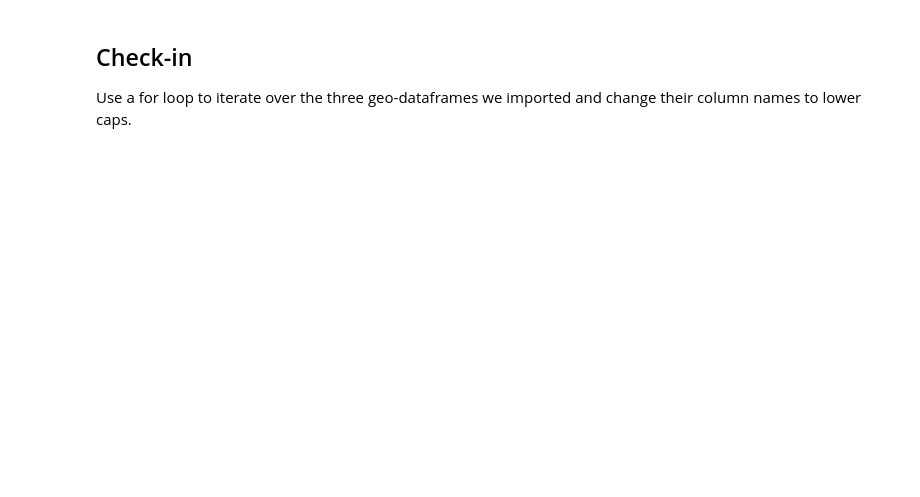
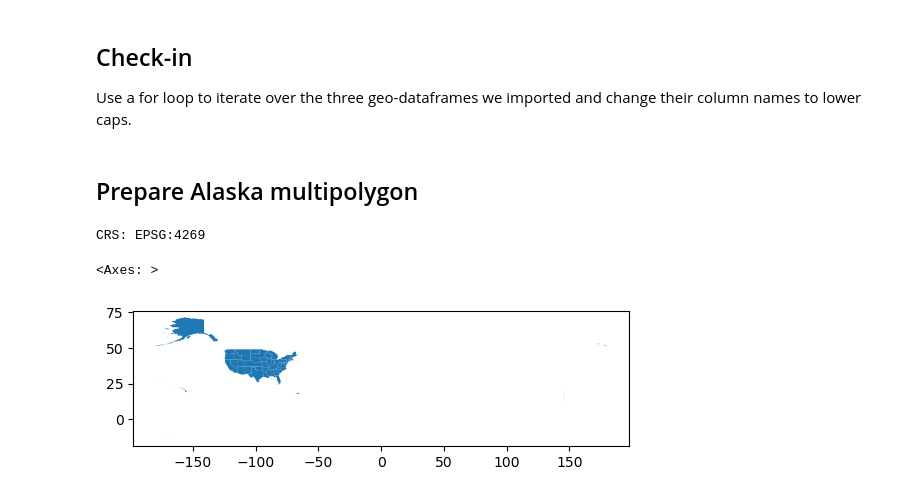
Before and after one commit to avarobillard/eds220-2025-in-class, a Jupyter notebook: week7-clipping.ipynb, the cells around one changed output. Cells and saved outputs as stored; diff of their text form; code cells hidden in the pictures; blank space fills up the shorter version.

```diff
--- a/week7-clipping.ipynb
+++ b/week7-clipping.ipynb
@@ -84,3 +84,14 @@ df_list = [states, places, roads]
 
 for i in df_list:
     i.columns = i.columns.str.lower()
+# %% [markdown]
+## Prepare Alaska multipolygon
+# %%
+print(f"CRS: {states.crs}")
+# %% [output]
+CRS: EPSG:4269
+# %%
+states.plot()
+# %% [output]
+<Axes: >
+[figure, added]
```
Also changed, not shown: parts of 33 cells of this notebook.
